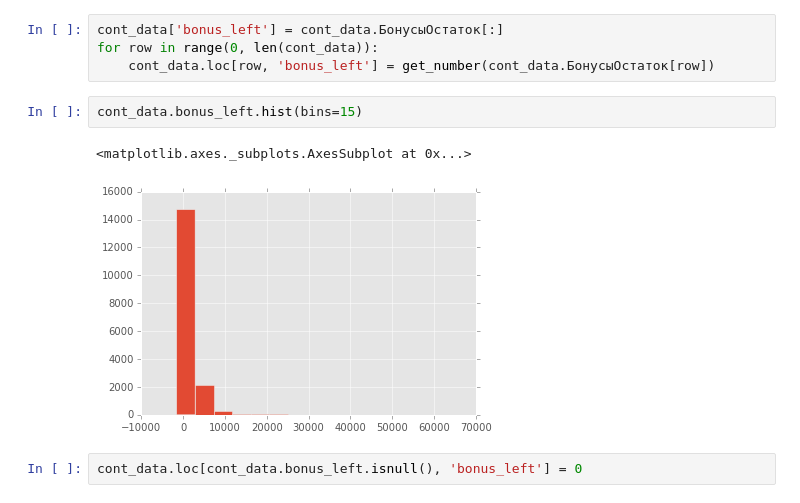
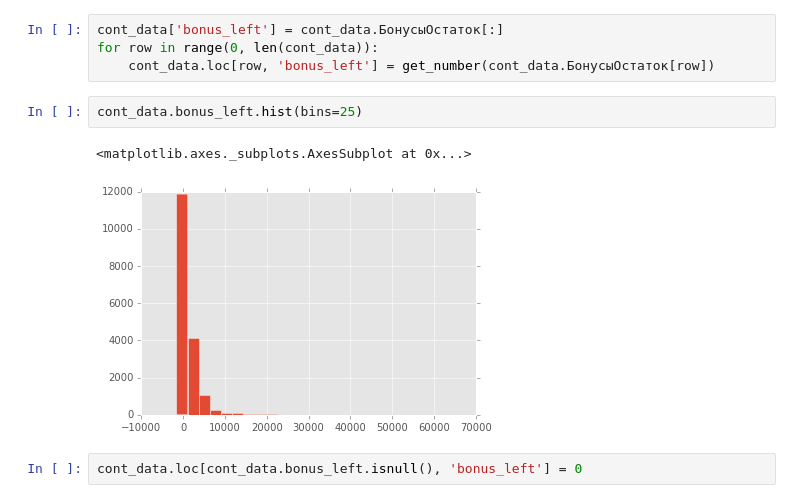
Before and after one commit to DmitrySerg/WorldClass, a Jupyter notebook: WorldClass_DataPrep.ipynb, the cells around one changed output. Drawn from its saved outputs; the diff is of its cells as text.

```diff
--- a/WorldClass_DataPrep.ipynb
+++ b/WorldClass_DataPrep.ipynb
@@ -325,10 +325,10 @@ cont_data['bonus_left'] = cont_data.БонусыОстаток[:]
 for row in range(0, len(cont_data)):
     cont_data.loc[row, 'bonus_left'] = get_number(cont_data.БонусыОстаток[row])
 # %%
-cont_data.bonus_left.hist(bins=15)
+cont_data.bonus_left.hist(bins=25)
 # %% [output]
 <matplotlib.axes._subplots.AxesSubplot at 0x...>
-[figure, old version]
+[figure, new version]
 # %%
 cont_data.loc[cont_data.bonus_left.isnull(), 'bonus_left'] = 0
 # %% [markdown]
```
Also changed, not shown: parts of 53 cells of this notebook.
